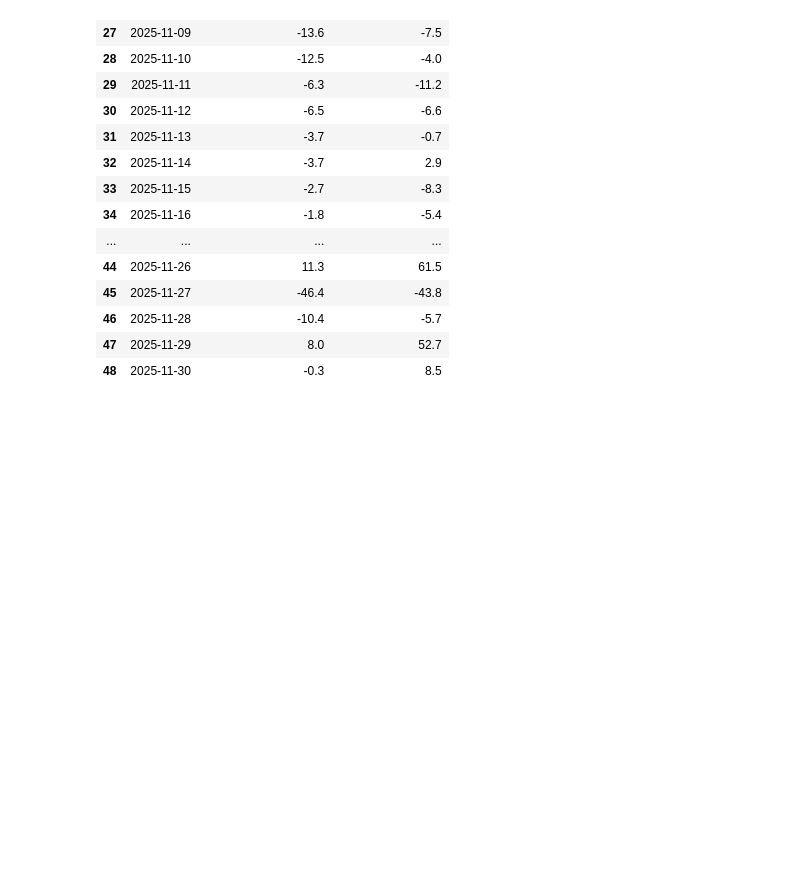
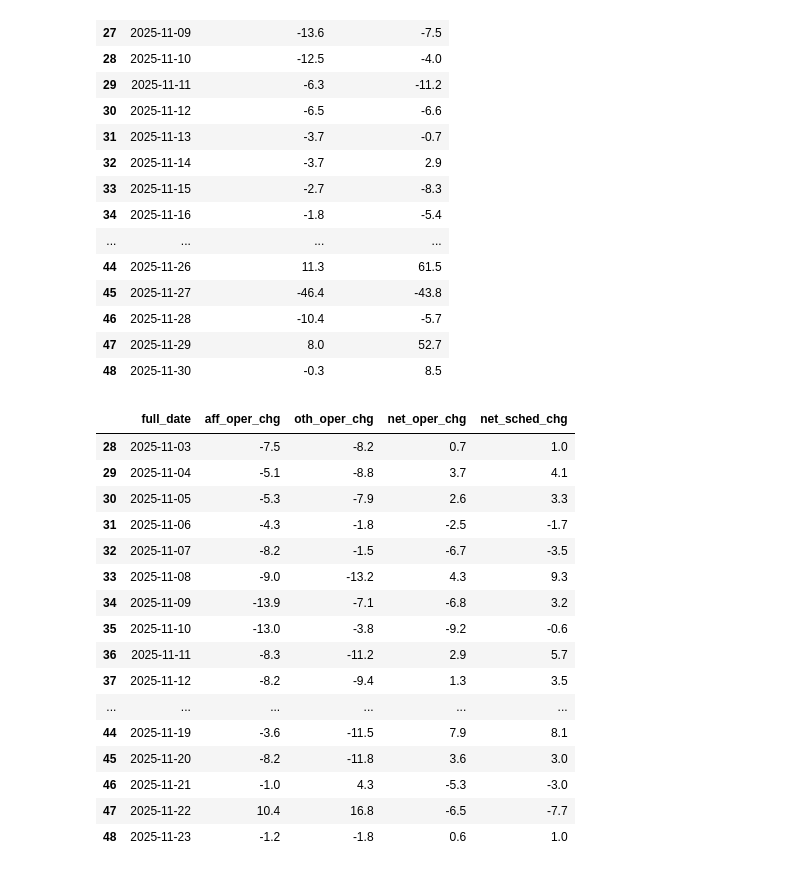
Before and after one commit to Mohamadyounes32/air-traffic-platform, a Jupyter notebook: notebooks/03_event_study.ipynb, the cells around one changed output. Saved outputs shown, nothing was run; the diff lists cells and outputs as text; code cells hidden in the pictures; blank space fills up the shorter version.

```diff
--- a/notebooks/03_event_study.ipynb
+++ b/notebooks/03_event_study.ipynb
@@ -275,3 +275,47 @@ ev[["full_date", "affected_change_pct", "other_change_pct"]].round(1)
 | 46 | 2025-11-28 | -10.4 | -5.7 |
 | 47 | 2025-11-29 | 8.0 | 52.7 |
 | 48 | 2025-11-30 | -0.3 | 8.5 |
+# %%
+ops = q("""
+SELECT full_date, day_of_week, is_federal_holiday,
+       COUNT(*) FILTER (WHERE touch)                          AS aff_sched,
+       COUNT(*) FILTER (WHERE touch AND NOT is_cancelled)     AS aff_oper,
+       COUNT(*) FILTER (WHERE NOT touch)                      AS oth_sched,
+       COUNT(*) FILTER (WHERE NOT touch AND NOT is_cancelled) AS oth_oper
+FROM (SELECT *, (origin = ANY(:codes) OR dest = ANY(:codes)) AS touch
+      FROM analytics.v_flights
+      WHERE full_date BETWEEN DATE '2025-10-06' AND DATE '2025-11-23') t
+GROUP BY 1, 2, 3
+ORDER BY 1
+""", {"codes": codes})
+ops["full_date"] = pd.to_datetime(ops["full_date"])
+
+cols = ["aff_sched", "aff_oper", "oth_sched", "oth_oper"]
+base = ops[(ops["full_date"] <= "2025-11-02") & (~ops["is_federal_holiday"].astype(bool))]
+base_med = base.groupby("day_of_week")[cols].median()
+
+ev = ops[ops["full_date"] >= "2025-11-03"].join(base_med, on="day_of_week", rsuffix="_b")
+for c in cols:
+    ev[c + "_chg"] = 100 * (ev[c] / ev[c + "_b"] - 1)
+ev["net_oper_chg"]  = ev["aff_oper_chg"]  - ev["oth_oper_chg"]
+ev["net_sched_chg"] = ev["aff_sched_chg"] - ev["oth_sched_chg"]
+
+ev[["full_date", "aff_oper_chg", "oth_oper_chg", "net_oper_chg", "net_sched_chg"]].round(1)
+# %% [output]
+|  | full_date | aff_oper_chg | oth_oper_chg | net_oper_chg | net_sched_chg |
+| 28 | 2025-11-03 | -7.5 | -8.2 | 0.7 | 1.0 |
+| 29 | 2025-11-04 | -5.1 | -8.8 | 3.7 | 4.1 |
+| 30 | 2025-11-05 | -5.3 | -7.9 | 2.6 | 3.3 |
+| 31 | 2025-11-06 | -4.3 | -1.8 | -2.5 | -1.7 |
+| 32 | 2025-11-07 | -8.2 | -1.5 | -6.7 | -3.5 |
+| 33 | 2025-11-08 | -9.0 | -13.2 | 4.3 | 9.3 |
+| 34 | 2025-11-09 | -13.9 | -7.1 | -6.8 | 3.2 |
+| 35 | 2025-11-10 | -13.0 | -3.8 | -9.2 | -0.6 |
+| 36 | 2025-11-11 | -8.3 | -11.2 | 2.9 | 5.7 |
+| 37 | 2025-11-12 | -8.2 | -9.4 | 1.3 | 3.5 |
+| ... | ... | ... | ... | ... | ... |
+| 44 | 2025-11-19 | -3.6 | -11.5 | 7.9 | 8.1 |
+| 45 | 2025-11-20 | -8.2 | -11.8 | 3.6 | 3.0 |
+| 46 | 2025-11-21 | -1.0 | 4.3 | -5.3 | -3.0 |
+| 47 | 2025-11-22 | 10.4 | 16.8 | -6.5 | -7.7 |
+| 48 | 2025-11-23 | -1.2 | -1.8 | 0.6 | 1.0 |
```
Also changed, not shown: 6 other files.
